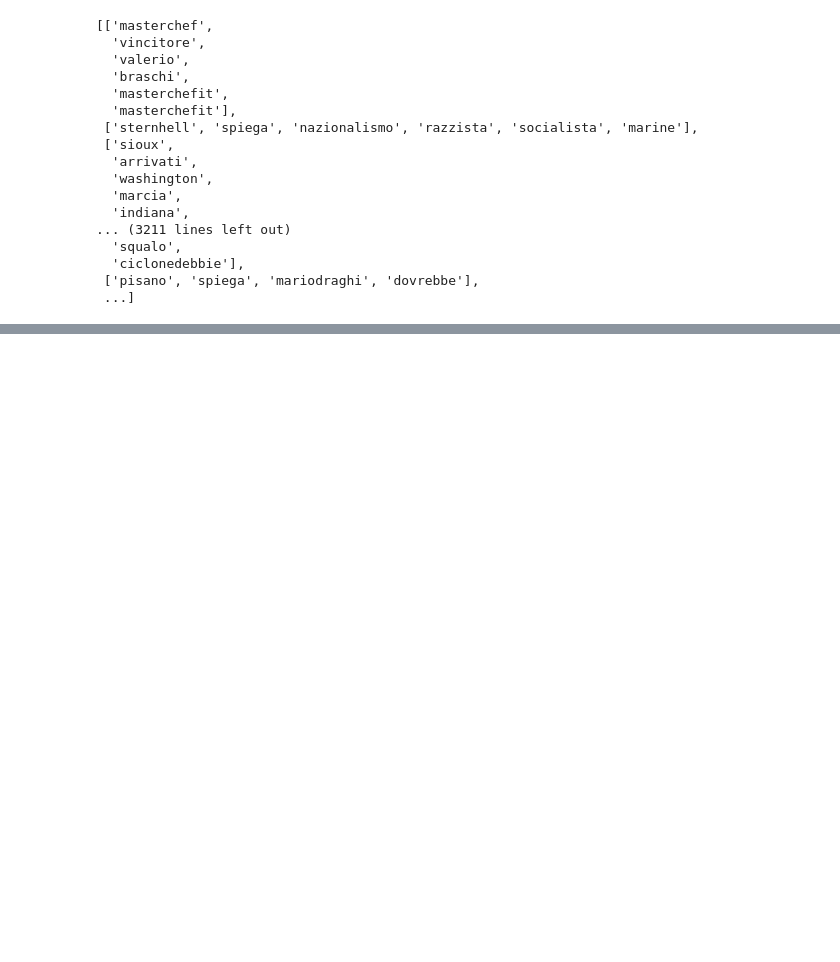
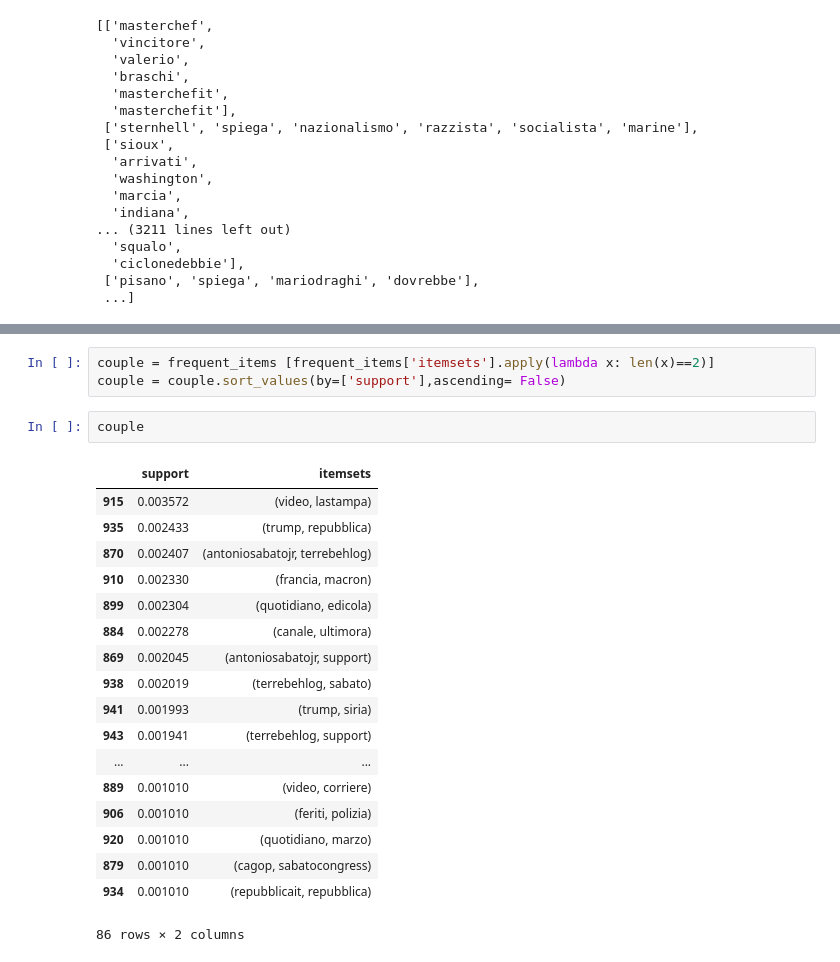
Before and after one commit to menghanhui/ADA-Project, a Jupyter notebook: Top_words.ipynb, the cells around one changed output, grey strips where cells are left out. Drawn from its saved outputs; the diff is of its cells as text; blank space fills up the shorter version.

```diff
--- a/Top_words.ipynb
+++ b/Top_words.ipynb
@@ -84,3 +99,27 @@ print (frequent_items)
 
 [944 rows x 2 columns]
+# %%
+couple = frequent_items [frequent_items['itemsets'].apply(lambda x: len(x)==2)]
+couple = couple.sort_values(by=['support'],ascending= False)
+# %%
+couple
+# %% [output]
+|  | support | itemsets |
+| 915 | 0.003572 | (video, lastampa) |
+| 935 | 0.002433 | (trump, repubblica) |
+| 870 | 0.002407 | (antoniosabatojr, terrebehlog) |
+| 910 | 0.002330 | (francia, macron) |
+| 899 | 0.002304 | (quotidiano, edicola) |
+| 884 | 0.002278 | (canale, ultimora) |
+| 869 | 0.002045 | (antoniosabatojr, support) |
+| 938 | 0.002019 | (terrebehlog, sabato) |
+| 941 | 0.001993 | (trump, siria) |
+| 943 | 0.001941 | (terrebehlog, support) |
+| ... | ... | ... |
+| 889 | 0.001010 | (video, corriere) |
+| 906 | 0.001010 | (feriti, polizia) |
+| 920 | 0.001010 | (quotidiano, marzo) |
+| 879 | 0.001010 | (cagop, sabatocongress) |
+| 934 | 0.001010 | (repubblicait, repubblica) |
+86 rows × 2 columns
 # %%
```
Also changed, not shown: parts of 13 cells of this notebook, 6 other files.
